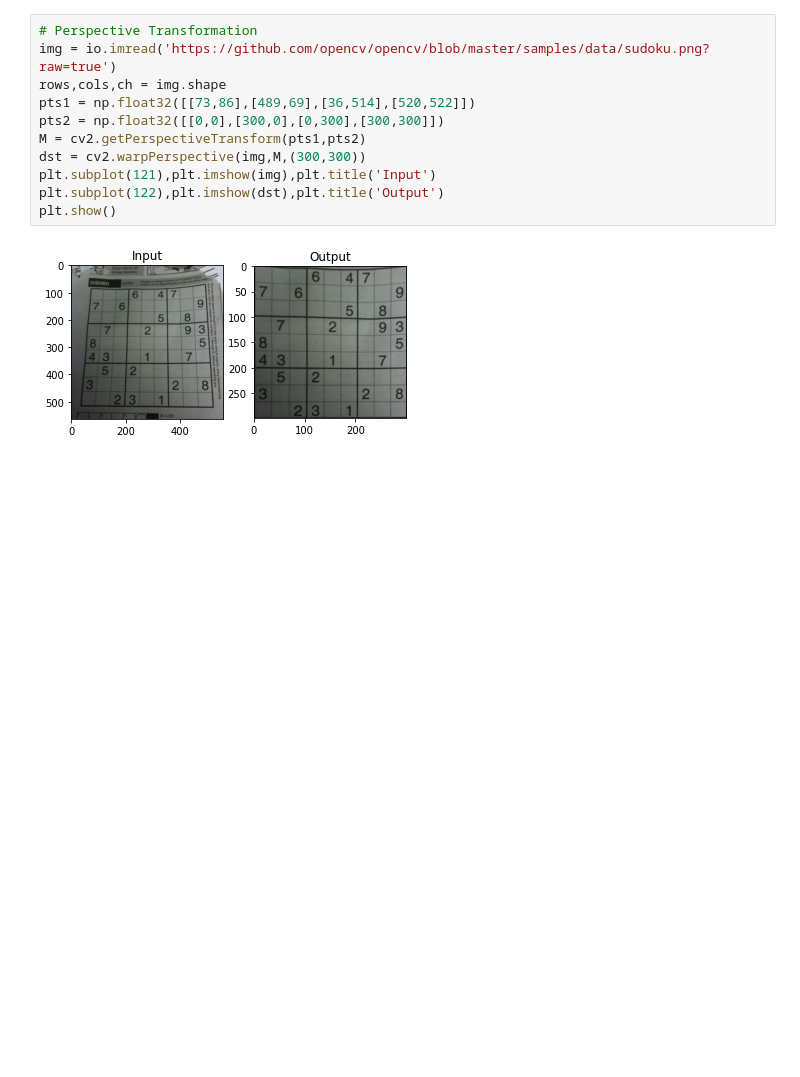
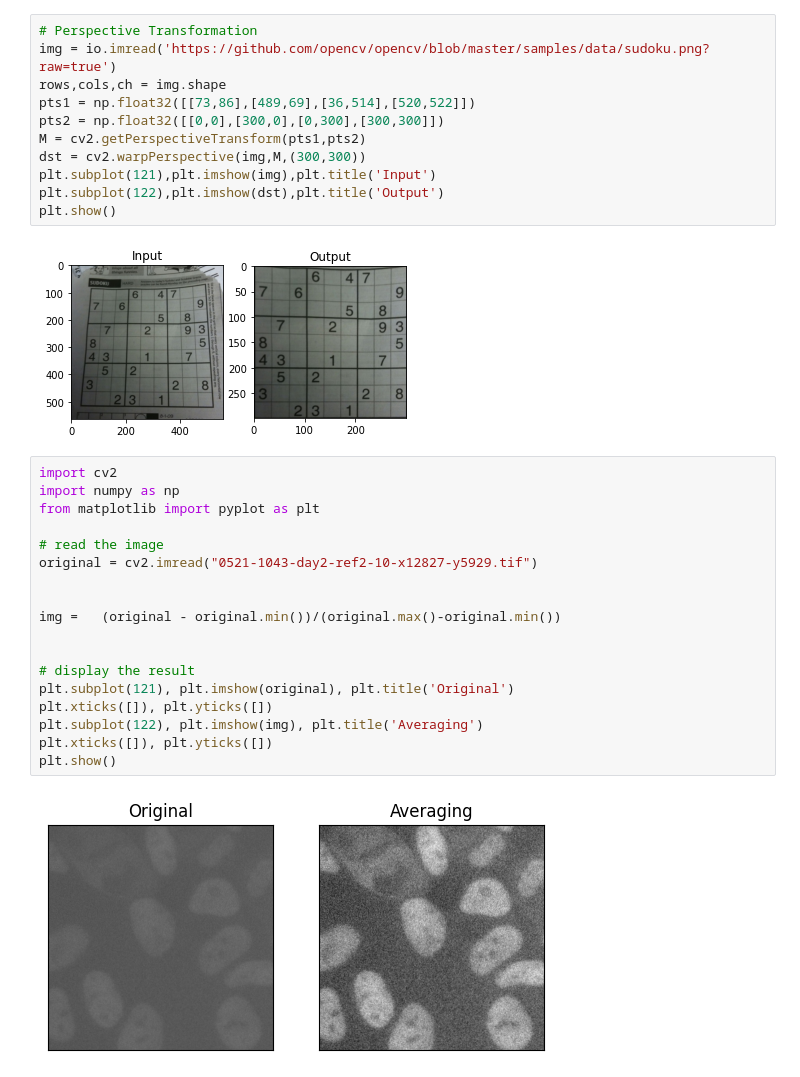
Before and after one commit to ggosti/PythonDataVisualization4Archaeologists, a Jupyter notebook: 07_BasicOpenCV.ipynb, the cells around one changed output. Cells and saved outputs as stored; diff of their text form; blank space fills up the shorter version.

```diff
--- a/07_BasicOpenCV.ipynb
+++ b/07_BasicOpenCV.ipynb
@@ -241,3 +250,23 @@ plt.subplot(122),plt.imshow(dst),plt.title('Output')
 plt.show()
 # %% [output]
 [figure]
+# %%
+import cv2
+import numpy as np
+from matplotlib import pyplot as plt
+
+# read the image
+original = cv2.imread("0521-1043-day2-ref2-10-x12827-y5929.tif")
+
+
+img =   (original - original.min())/(original.max()-original.min())
+
+
+# display the result
+plt.subplot(121), plt.imshow(original), plt.title('Original')
+plt.xticks([]), plt.yticks([])
+plt.subplot(122), plt.imshow(img), plt.title('Averaging')
+plt.xticks([]), plt.yticks([])
+plt.show()
+# %% [output]
+[figure, added]
```
Also changed, not shown: parts of 22 cells of this notebook.
